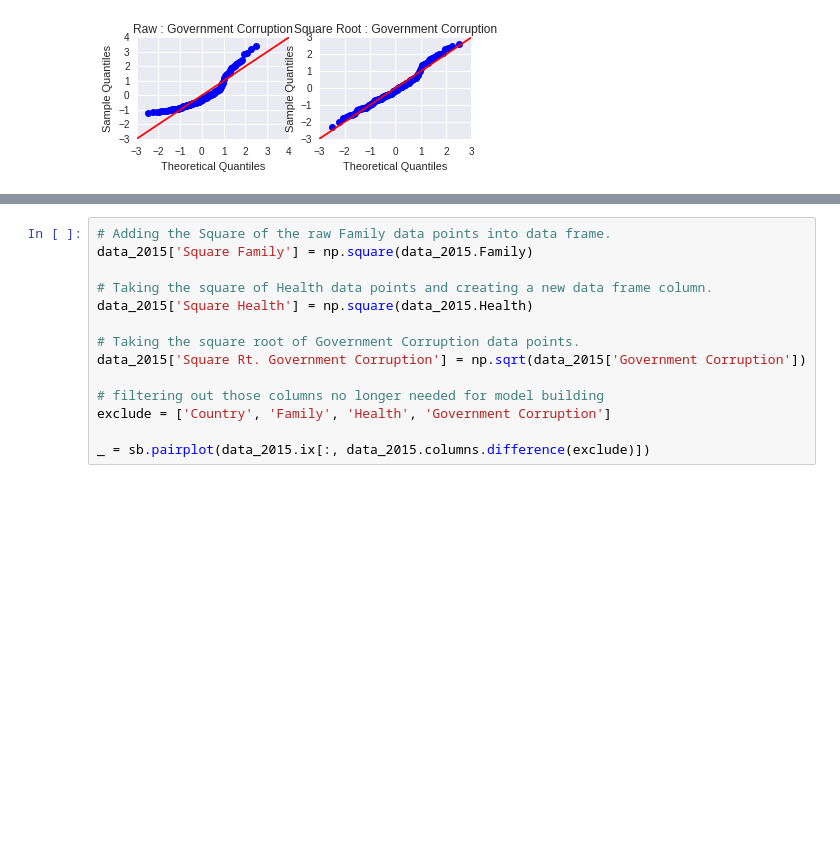
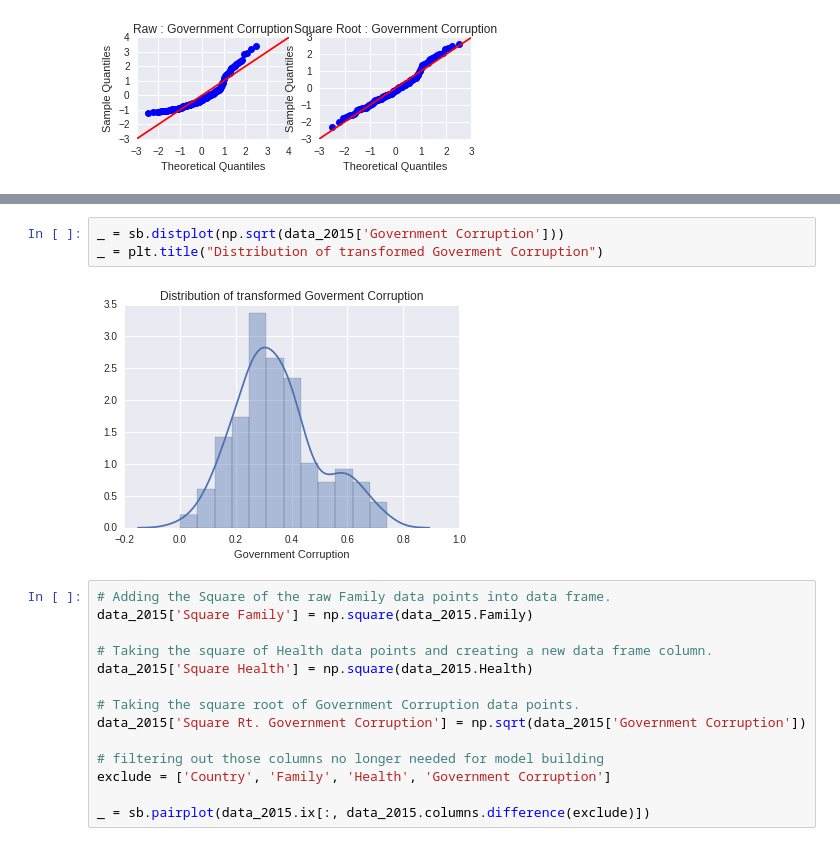
Before and after one commit to 315iah515/Thinkful-Notebooks, a Jupyter notebook: Bootcamp/SimilarityModels/Lesson1/RegressionModelComparison.ipynb, the cells around one changed output, grey strips where cells are left out. Saved outputs shown, nothing was run; the diff lists cells and outputs as text; blank space fills up the shorter version.

```diff
--- a/Bootcamp/SimilarityModels/Lesson1/RegressionModelComparison.ipynb
+++ b/Bootcamp/SimilarityModels/Lesson1/RegressionModelComparison.ipynb
@@ -166,3 +168,8 @@ ax.set_title('Square Root : Government Corruption')
+# %%
+_ = sb.distplot(np.sqrt(data_2015['Government Corruption']))
+_ = plt.title("Distribution of transformed Goverment Corruption")
+# %% [output]
+[figure, added]
 # %%
 # Adding the Square of the raw Family data points into data frame.
 data_2015['Square Family'] = np.square(data_2015.Family)
```
Also changed, not shown: parts of 7 cells of this notebook.
